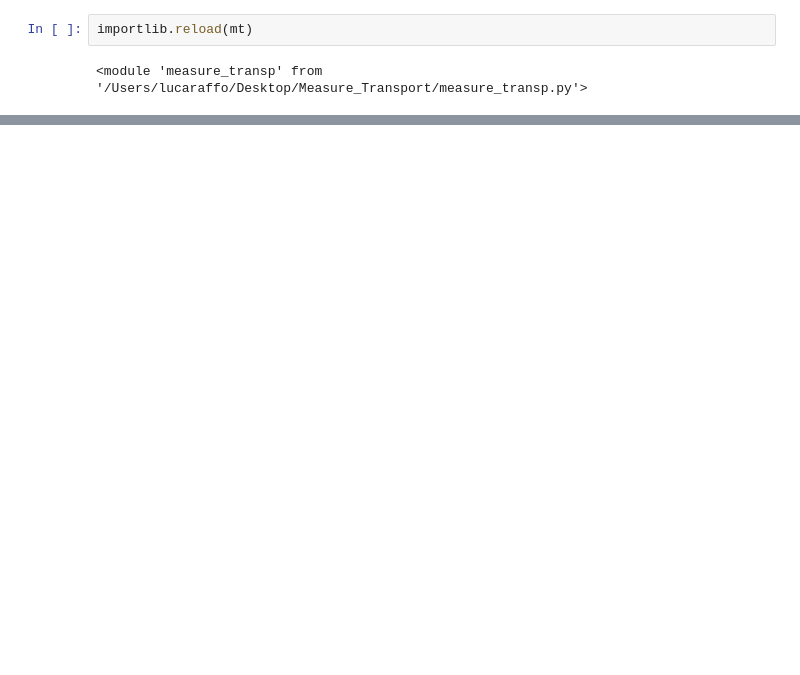
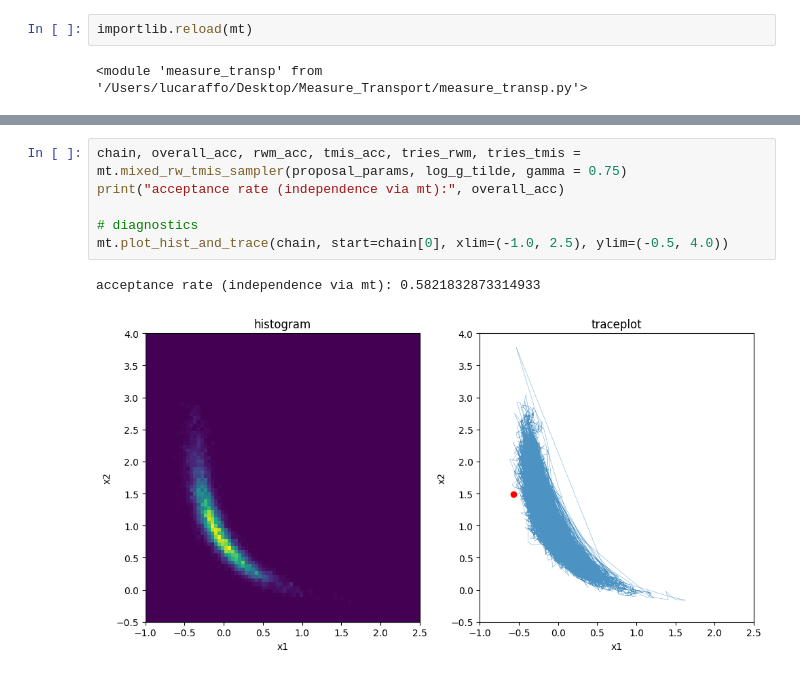
Before and after one commit to RaffoLuca18/Measure_Transport, a Jupyter notebook: notebook.ipynb, the cells around one changed output, grey strips where cells are left out. Drawn from its saved outputs; the diff is of its cells as text; blank space fills up the shorter version.

```diff
--- a/notebook.ipynb
+++ b/notebook.ipynb
@@ -55,0 +164,9 @@ Posterior means and 95% CIs:
+# %%
+chain, overall_acc, rwm_acc, tmis_acc, tries_rwm, tries_tmis = mt.mixed_rw_tmis_sampler(proposal_params, log_g_tilde, gamma = 0.75)
+print("acceptance rate (independence via mt):", overall_acc)
+
+# diagnostics
+mt.plot_hist_and_trace(chain, start=chain[0], xlim=(-1.0, 2.5), ylim=(-0.5, 4.0))
+# %% [output]
+acceptance rate (independence via mt): 0.5821832873314933
+[figure, added]
```
Also changed, not shown: parts of 8 cells of this notebook, 1 other file.
